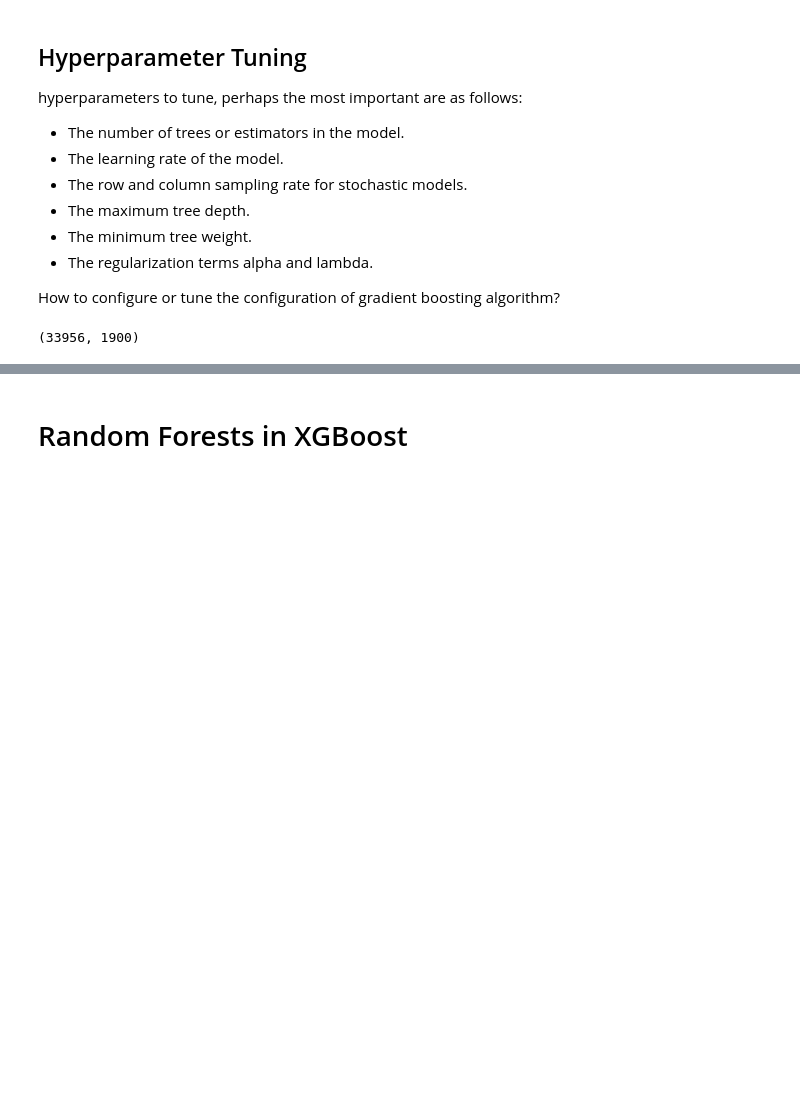
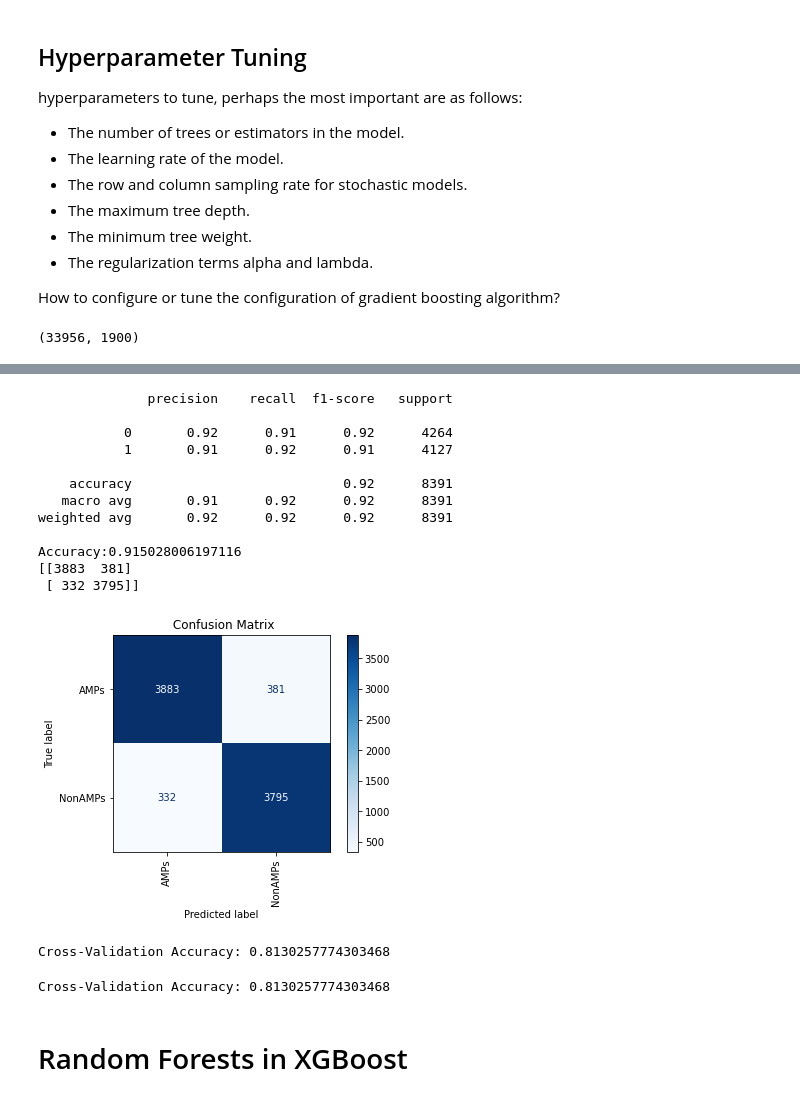
Before and after one commit to silenus092/AMPsDetector, a Jupyter notebook: Models/ML_SVM.ipynb, the cells around one changed output, grey strips where cells are left out. Drawn from its saved outputs; the diff is of its cells as text; code cells hidden in the pictures; blank space fills up the shorter version.

```diff
--- a/Models/ML_SVM.ipynb
+++ b/Models/ML_SVM.ipynb
@@ -243,3 +243,6 @@ score = cross_val_score(gs_XGBmodel_cv.best_estimator_, X, y, scoring='accuracy'
 print('Cross-Validation Accuracy:', score, '\n', '\n')
 # %%
 gs_XGBmodel_cv.best_estimator_.save_model('gs_XGBmodel_cv.best_estimator_.model')
+# %%
+XGBmodel = XGBClassifier( n_jobs=10, random_state=42, verbosity=1)
+XGBmodel.fit(X_train,y_train)
@@ -245,0 +258,31 @@ gs_XGBmodel_cv.best_estimator_.save_model('gs_XGBmodel_cv.best_estimator_.model'
+# %%
+pred = XGBmodel.predict(X_test)
+print(classification_report(y_test,pred))
+print("Accuracy:"+str(accuracy_score(y_test, pred)))
+confusion_Matrix(XGBmodel, X_test, y_test)
+# %% [output]
+              precision    recall  f1-score   support
+
+           0       0.92      0.91      0.92      4264
+           1       0.91      0.92      0.91      4127
+
+    accuracy                           0.92      8391
+   macro avg       0.91      0.92      0.92      8391
+weighted avg       0.92      0.92      0.92      8391
+
+Accuracy:0.915028006197116
+[[3883  381]
+ [ 332 3795]]
+[figure, added]
+# %%
+XGBmodel = XGBClassifier(n_estimators=300, n_jobs=20, random_state=42, verbosity=1)
+score = cross_val_score(XGBmodel, X, y, scoring='accuracy', cv=10).mean()#
+print('Cross-Validation Accuracy:', score, '\n', '\n')
+# %% [output]
+Cross-Validation Accuracy: 0.8130257774303468
+# %%
+# use from fitted
+score = cross_val_score(XGBmodel, X, y, scoring='accuracy', cv=10).mean()#
+print('Cross-Validation Accuracy:', score, '\n', '\n')
+# %% [output]
+Cross-Validation Accuracy: 0.8130257774303468
```
Also changed, not shown: parts of 3 cells of this notebook, 10 other files.
